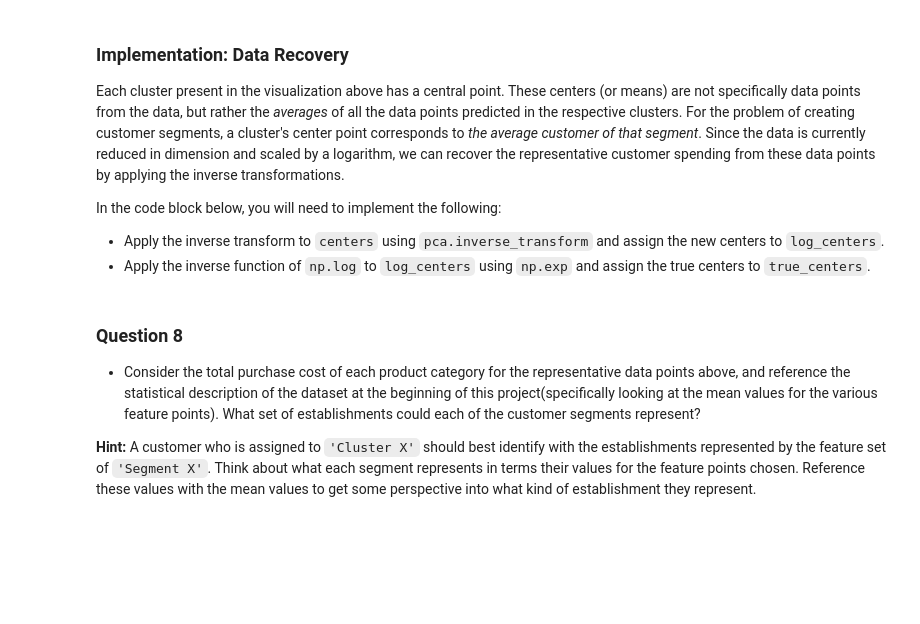
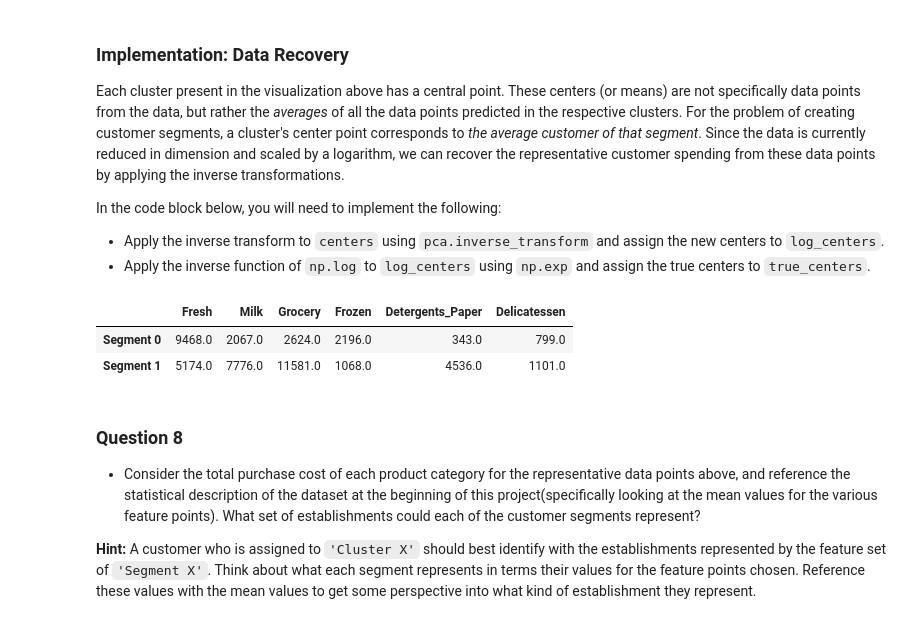
Before and after one commit to fjprobos/machine-learning, a Jupyter notebook: projects/customer_segments/customer_segments.ipynb, the cells around one changed output. Drawn from its saved outputs; the diff is of its cells as text; code cells hidden in the pictures; blank space fills up the shorter version.

Commit message:
Finished customer_segment first version.

```diff
--- a/projects/customer_segments/customer_segments.ipynb
+++ b/projects/customer_segments/customer_segments.ipynb
@@ -436,13 +441,13 @@ In the code block below, you will need to implement the following:
  - Apply a PCA transformation of `log_samples` using `pca.transform`, and assign the results to `pca_samples`.
 # %%
 # TODO: Apply PCA by fitting the good data with only two dimensions
-pca = None
+pca = PCA(n_components=2).fit(good_data)
 
 # TODO: Transform the good data using the PCA fit above
-reduced_data = None
+reduced_data = pca.transform(good_data)
 
 # TODO: Transform log_samples using the PCA fit above
-pca_samples = None
+pca_samples = pca.transform(log_samples)
 
 # Create a DataFrame for the reduced data
 reduced_data = pd.DataFrame(reduced_data, columns = ['Dimension 1', 'Dimension 2'])
@@ -493,16 +512,35 @@ In the code block below, you will need to implement the following:
    - Assign the silhouette score to `score` and print the result.
 # %%
 # TODO: Apply your clustering algorithm of choice to the reduced data
-clusterer = None
+from sklearn.mixture import GaussianMixture
+from sklearn.metrics import silhouette_score
+
+for k in range(2,20):
+    clusterer = GaussianMixture(n_components=k).fit(reduced_data)
+
+    # TODO: Predict the cluster for each data point
+    preds = clusterer.predict(reduced_data)
+
+    # TODO: Find the cluster centers
+    centers = clusterer.means_
+
+    # TODO: Predict the cluster for each transformed sample data point
+    sample_preds = clusterer.predict(pca_samples)
+
+    # TODO: Calculate the mean silhouette coefficient for the number of clusters chosen
+    score = silhouette_score(X=reduced_data, labels=preds)
+    print("Clusters: "+str(k)+", score: "+str(score))
+
+clusterer = GaussianMixture(n_components=2).fit(reduced_data)
 
 # TODO: Predict the cluster for each data point
-preds = None
+preds = clusterer.predict(reduced_data)
 
 # TODO: Find the cluster centers
-centers = None
+centers = clusterer.means_
 
 # TODO: Predict the cluster for each transformed sample data point
-sample_preds = None
+sample_preds = clusterer.predict(pca_samples)
 
 # TODO: Calculate the mean silhouette coefficient for the number of clusters chosen
-score = None
+score = silhouette_score(X=reduced_data, labels=preds)
@@ -528,16 +625,20 @@ In the code block below, you will need to implement the following:
  - Apply the inverse function of `np.log` to `log_centers` using `np.exp` and assign the true centers to `true_centers`.
 # %%
 # TODO: Inverse transform the centers
-log_centers = None
+log_centers = pca.inverse_transform(centers)
 
 # TODO: Exponentiate the centers
-true_centers = None
+true_centers = np.exp(log_centers)
 
 # Display the true centers
 segments = ['Segment {}'.format(i) for i in range(0,len(centers))]
 true_centers = pd.DataFrame(np.round(true_centers), columns = data.keys())
 true_centers.index = segments
 display(true_centers)
+# %% [output]
+|  | Fresh | Milk | Grocery | Frozen | Detergents_Paper | Delicatessen |
+| Segment 0 | 9468.0 | 2067.0 | 2624.0 | 2196.0 | 343.0 | 799.0 |
+| Segment 1 | 5174.0 | 7776.0 | 11581.0 | 1068.0 | 4536.0 | 1101.0 |
 # %% [markdown]
 ### Question 8
 
```
Also changed, not shown: parts of 23 cells of this notebook, 2 other files.
